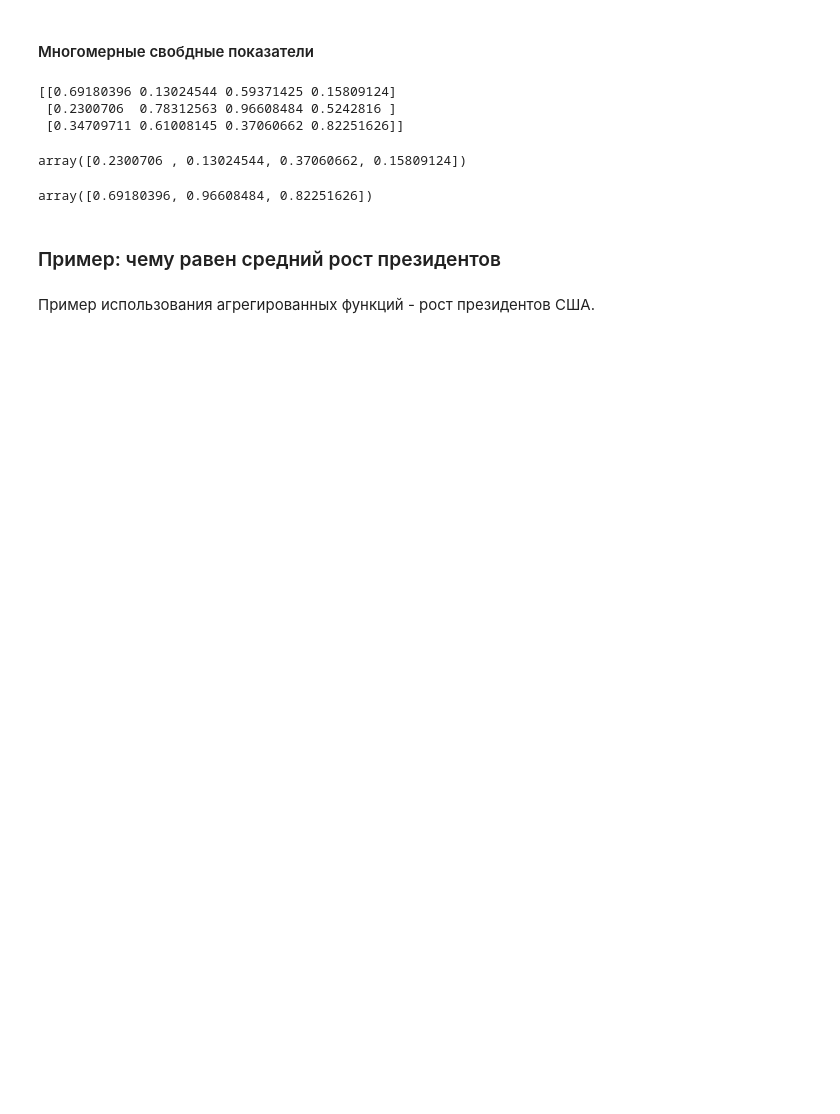
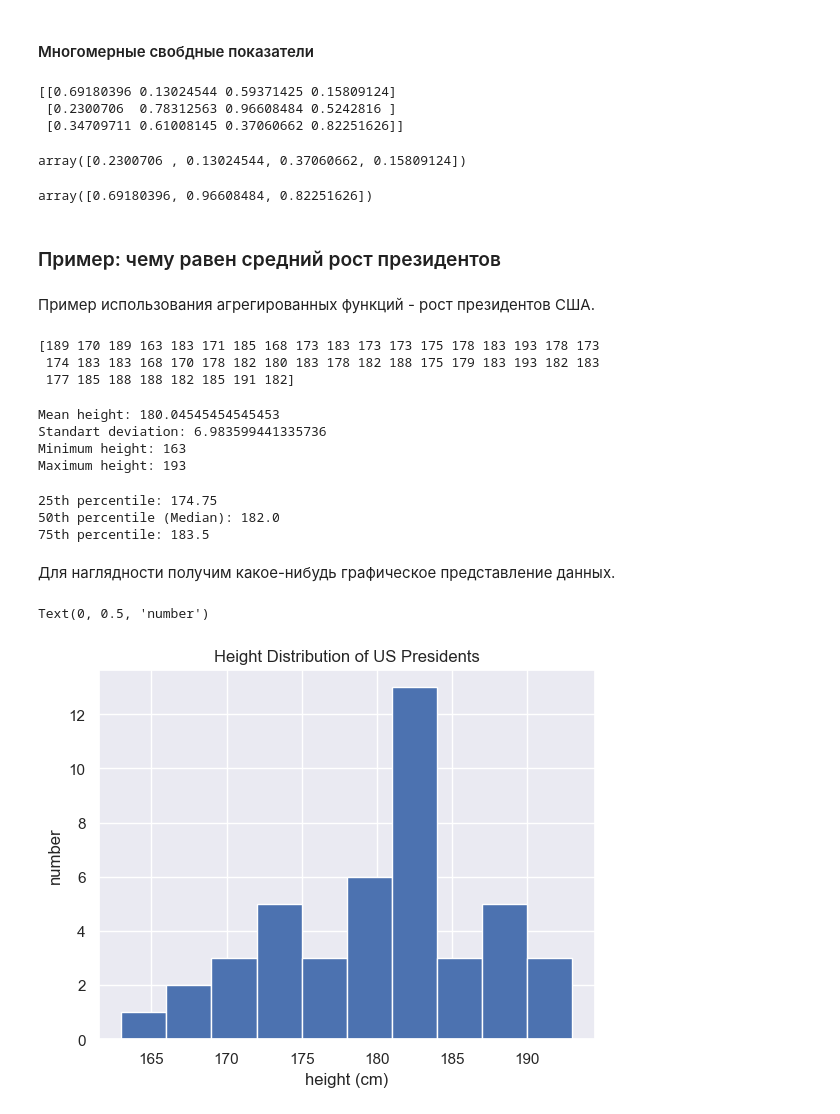
Before and after one commit to NikolayDu/pets, a Jupyter notebook: DS and ML study/introduction_numpy.ipynb, the cells around one changed output. Saved outputs shown, nothing was run; the diff lists cells and outputs as text; code cells hidden in the pictures; blank space fills up the shorter version.

Commit message:
Add Presidents Height Analyse

```diff
--- a/DS and ML study/introduction_numpy.ipynb
+++ b/DS and ML study/introduction_numpy.ipynb
@@ -712,0 +715,29 @@ array([0.69180396, 0.96608484, 0.82251626])
+# %%
+data = pd.read_csv("./DB/president_heights.csv")
+heights = np.array(data["height(cm)"])
+print(heights)
+# %% [output]
+[189 170 189 163 183 171 185 168 173 183 173 173 175 178 183 193 178 173
+ 174 183 183 168 170 178 182 180 183 178 182 188 175 179 183 193 182 183
+ 177 185 188 188 182 185 191 182]
+# %%
+# Можно уже вычислить много сводных статестических показателей
+print('Mean height:', heights.mean())
+print('Standart deviation:', heights.std())
+print('Minimum height:', heights.min())
+print('Maximum height:', heights.max())
+# %% [output]
+Mean height: 180.04545454545453
+Standart deviation: 6.983599441335736
+Minimum height: 163
+Maximum height: 193
+# %%
+print('25th percentile:', np.percentile(heights, 25))
+print('50th percentile (Median):', np.median(heights))
+print('75th percentile:', np.percentile(heights, 75))
+# %% [output]
+25th percentile: 174.75
+50th percentile (Median): 182.0
+75th percentile: 183.5
+# %% [markdown]
+Для наглядности получим какое-нибудь графическое представление данных.
@@ -712,0 +748,8 @@ array([0.69180396, 0.96608484, 0.82251626])
+# %%
+plt.hist(heights)
+plt.title('Height Distribution of US Presidents')
+plt.xlabel('height (cm)')
+plt.ylabel('number')
+# %% [output]
+Text(0, 0.5, 'number')
+[figure, added]
```
Also changed, not shown: parts of 3 cells of this notebook.
